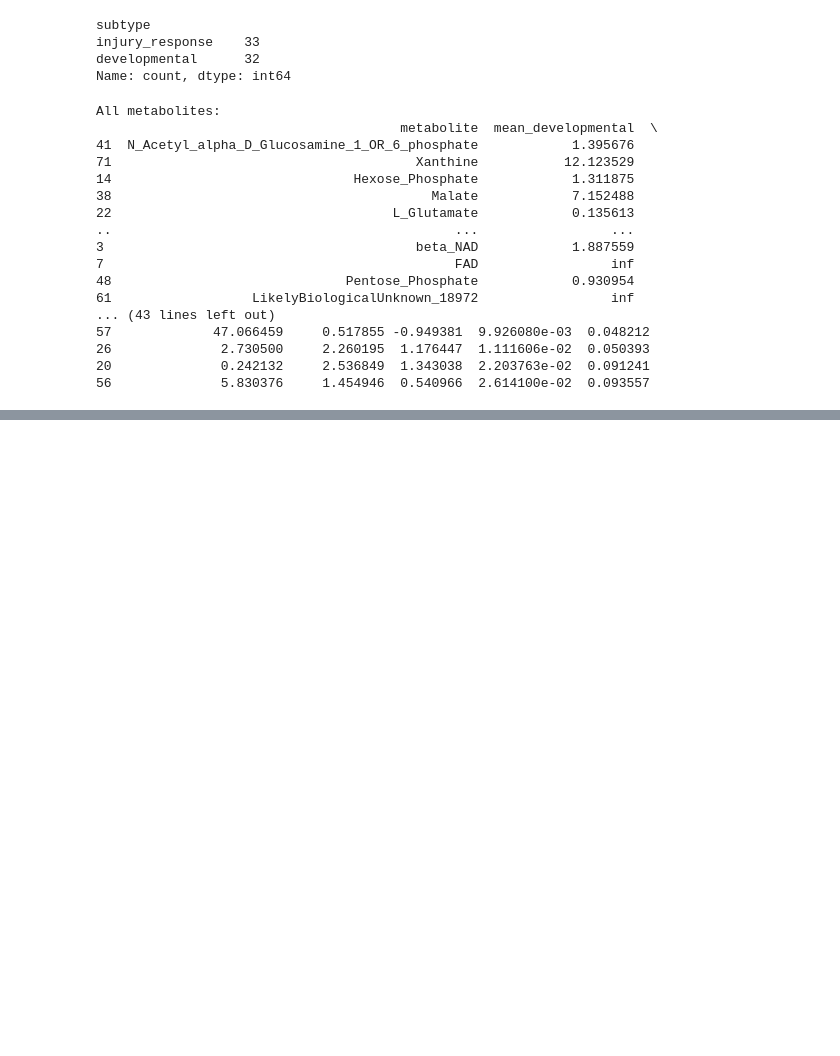
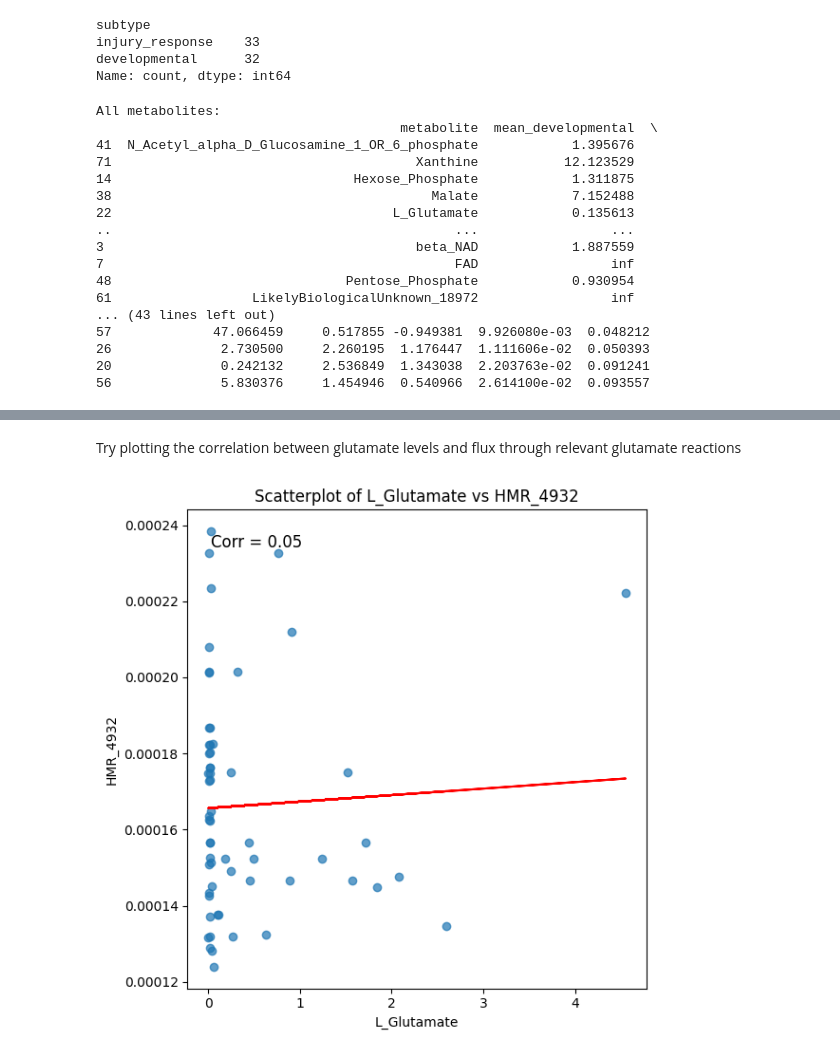
Before and after one commit to jess-xia/GSC_RNAseq_and_metabolomics_analysis, a Jupyter notebook: metabolomics_exploratory_analysis.ipynb, the cells around one changed output, grey strips where cells are left out. Cells and saved outputs as stored; diff of their text form; code cells hidden in the pictures; blank space fills up the shorter version.

Commit message:
With flux correlation analysis

```diff
--- a/metabolomics_exploratory_analysis.ipynb
+++ b/metabolomics_exploratory_analysis.ipynb
@@ -1889,0 +1968,26 @@ results_df.to_csv('secreted_division_normalized_to_media.csv')
+# %% [markdown]
+Try plotting the correlation between glutamate levels and flux through relevant glutamate reactions
+# %%
+merged_with_flux = secreted_median_gsva_merged.merge(flux_df, left_index=True, right_index=True, how='left')
+
+plot_subset = merged_with_flux[['L_Glutamate', 'HMR_4932']].dropna()
+plot_subset = plot_subset[plot_subset['L_Glutamate'] != plot_subset['L_Glutamate'].max()]
+
+plt.figure(figsize=(6,6))
+plt.scatter(plot_subset['L_Glutamate'], plot_subset['HMR_4932'], alpha=0.7)
+plt.xlabel('L_Glutamate')
+plt.ylabel('HMR_4932')
+plt.title('Scatterplot of L_Glutamate vs HMR_4932')
+plt.tight_layout()
+
+# Plot line of best fit
+m, b = np.polyfit(plot_subset['L_Glutamate'], plot_subset['HMR_4932'], 1)
+plt.plot(plot_subset['L_Glutamate'], m * plot_subset['L_Glutamate'] + b, color='red')
+
+# Calculate correlation coefficient
+corr = np.corrcoef(plot_subset['L_Glutamate'], plot_subset['HMR_4932'])[0, 1]
+plt.text(0.05, 0.95, f'Corr = {corr:.2f}', transform=plt.gca().transAxes, fontsize=12, verticalalignment='top')
+
+plt.show()
+# %% [output]
+[figure, added]
```
Also changed, not shown: parts of 15 cells of this notebook.
